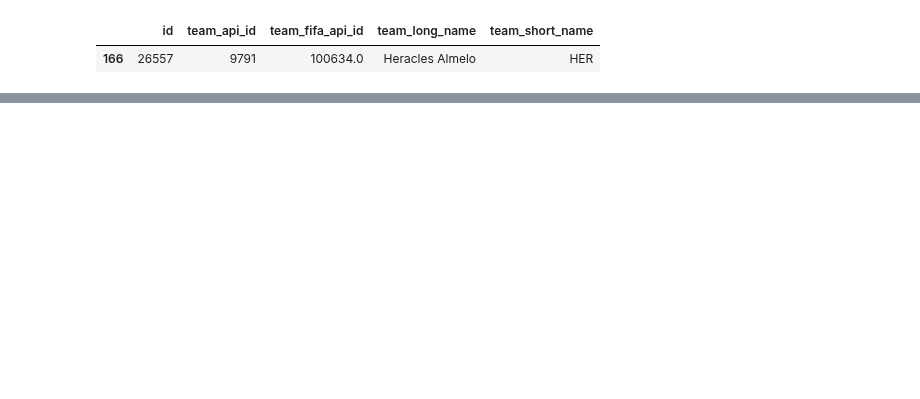
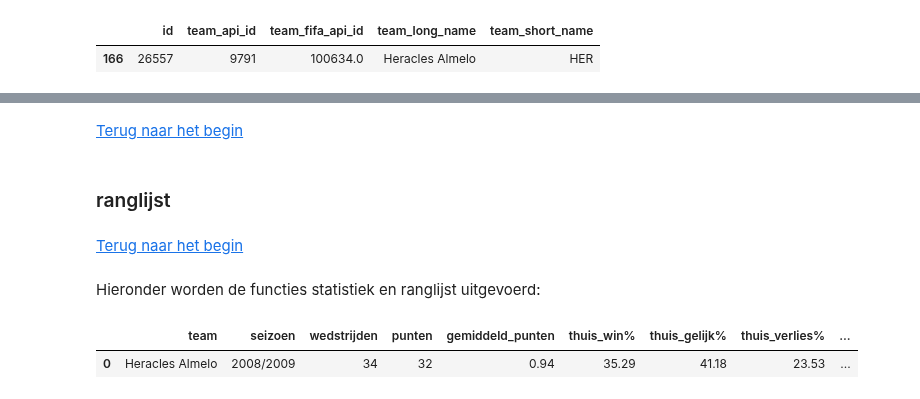
Before and after one commit to BJHeemskerk/DataLab2_2023, a Jupyter notebook: Notebook_datalab2.ipynb, the cells around one changed output, grey strips where cells are left out. Saved outputs shown, nothing was run; the diff lists cells and outputs as text; code cells hidden in the pictures; blank space fills up the shorter version.

Commit message:
Notebook met oude code, laatste functie ligt aangepast in officiele versie

```diff
--- a/Notebook_datalab2.ipynb
+++ b/Notebook_datalab2.ipynb
@@ -153,0 +304,34 @@ Team_attributes | In deze tabel zijn de statistieken van de teams in de database
+# %%
+def win_percentage(club, seizoen):
+    """
+    Deze functie toont de winst-, verlies- en de gelijkpercentages van het gegeven team in het gegeven seizoen. Voor zowel
+    uit-wedstrijden als thuis-wedstrijden
+
+    Parameters
+    ----------
+    club : str
+        De volledige naam van de club, waarvan je wilt weten wat de winst verdeling is
+
+    seizoen : str
+        Het speel seizoen waar je de data van wilt weten
+
+    Returns
+    ----------
+    win_ratio : list
+        Een list waarin de winst-, verlies- en gelijkpercentages staan van de aangegeven club en seizoen
+
+    """
+
+    #Aanmaken van een list, en het aanmaken van 2 gefilterde kolommen.
+    win_ratio = []
+    t = punten(club, seizoen)[punten(club, seizoen)['thuis / uit'] == 'thuis']
+    u = punten(club, seizoen)[punten(club, seizoen)['thuis / uit'] == 'uit']
+
+    #Percentages toevoegen aan de list, door te kijken naar het gescoorde aantal punten
+    win_ratio.append(round(t[t['punten'] == 3]['punten'].count() / t['punten'].count() * 100, 2))
+    win_ratio.append(round(t[t['punten'] == 1]['punten'].count() / t['punten'].count() * 100, 2))
+    win_ratio.append(round(t[t['punten'] == 0]['punten'].count() / t['punten'].count() * 100, 2))
+    win_ratio.append(round(u[u['punten'] == 3]['punten'].count() / u['punten'].count() * 100, 2))
+    win_ratio.append(round(u[u['punten'] == 1]['punten'].count() / u['punten'].count() * 100, 2))
+    win_ratio.append(round(u[u['punten'] == 0]['punten'].count() / u['punten'].count() * 100, 2))
+    return win_ratio
@@ -153,0 +389,4 @@ Team_attributes | In deze tabel zijn de statistieken van de teams in de database
+# %% [markdown]
+[Terug naar het begin](#begin)
+# %% [markdown]
+### ranglijst <a name='ranglijst'></a>
@@ -153,0 +454,9 @@ Team_attributes | In deze tabel zijn de statistieken van de teams in de database
+# %% [markdown]
+[Terug naar het begin](#begin)
+# %% [markdown]
+Hieronder worden de functies statistiek en ranglijst uitgevoerd:
+# %%
+statistiek('Heracles Almelo', '2008/2009')
+# %% [output]
+|  | team | seizoen | wedstrijden | punten | gemiddeld_punten | thuis_win% | thuis_gelijk% | thuis_verlies% | ... |
+| 0 | Heracles Almelo | 2008/2009 | 34 | 32 | 0.94 | 35.29 | 41.18 | 23.53 | ... |
```
Also changed, not shown: parts of 39 cells of this notebook.
